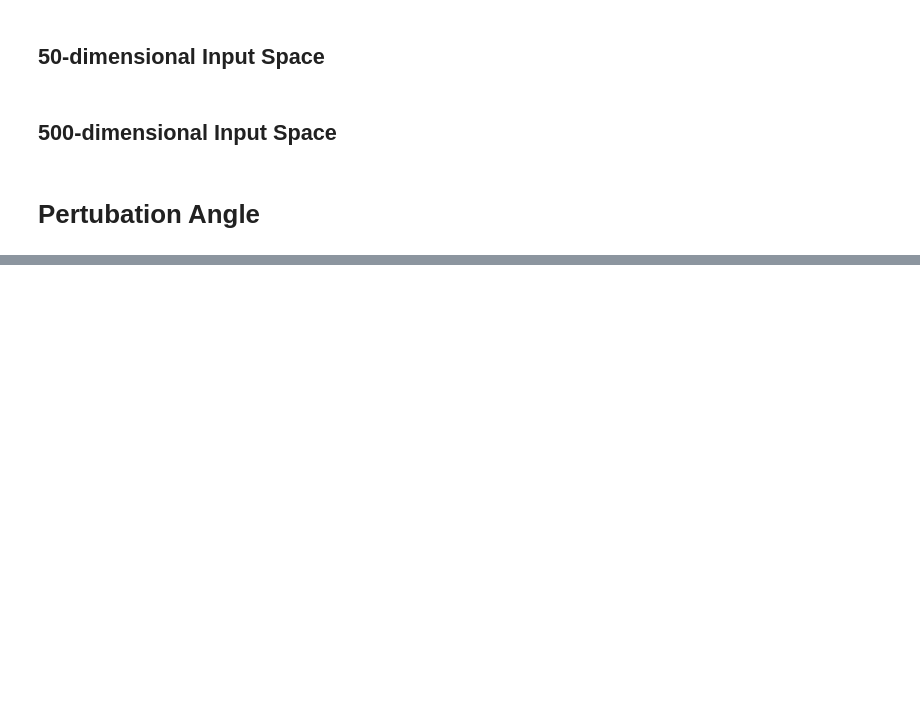
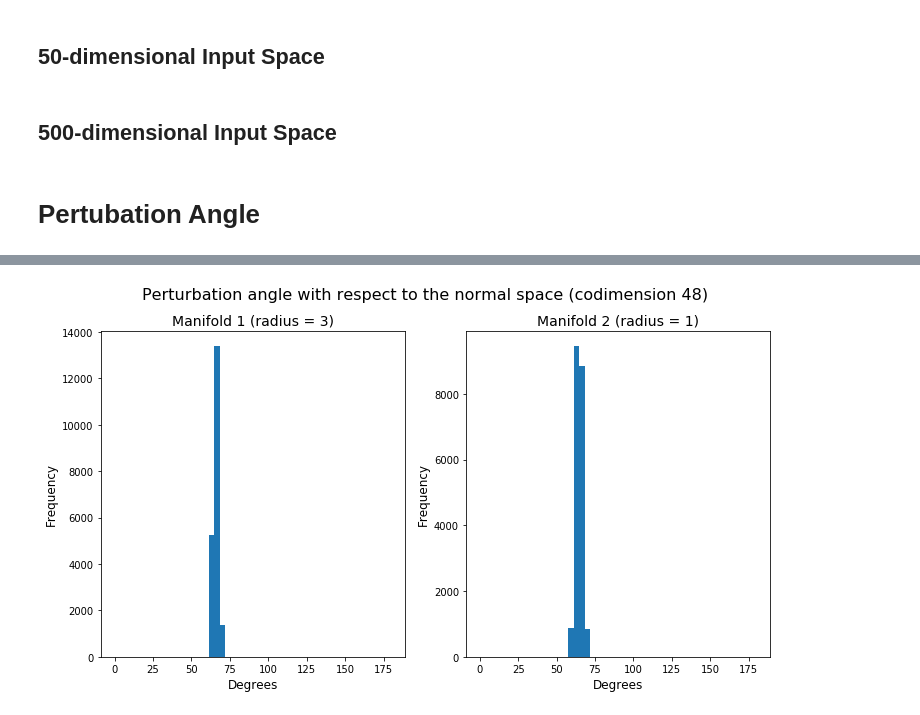
Before and after one commit to joaozago1/Visualizing_perturbation_angle, a Jupyter notebook: visualizing_perturbation_angle.ipynb, the cells around one changed output, grey strips where cells are left out. Saved outputs shown, nothing was run; the diff lists cells and outputs as text; code cells hidden in the pictures; blank space fills up the shorter version.

```diff
--- a/visualizing_perturbation_angle.ipynb
+++ b/visualizing_perturbation_angle.ipynb
@@ -364,0 +348,4 @@ plt.show()
+# %%
+perturbation_angle_visualization(50)
+# %% [output]
+[figure, added]
```
Also changed, not shown: parts of 7 cells of this notebook.
